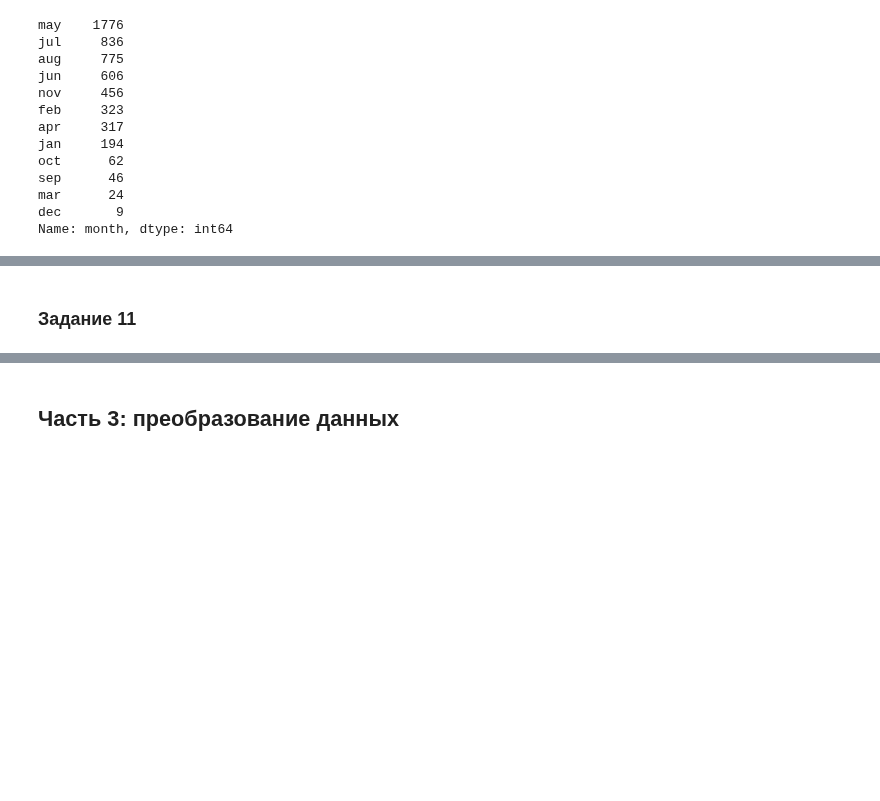
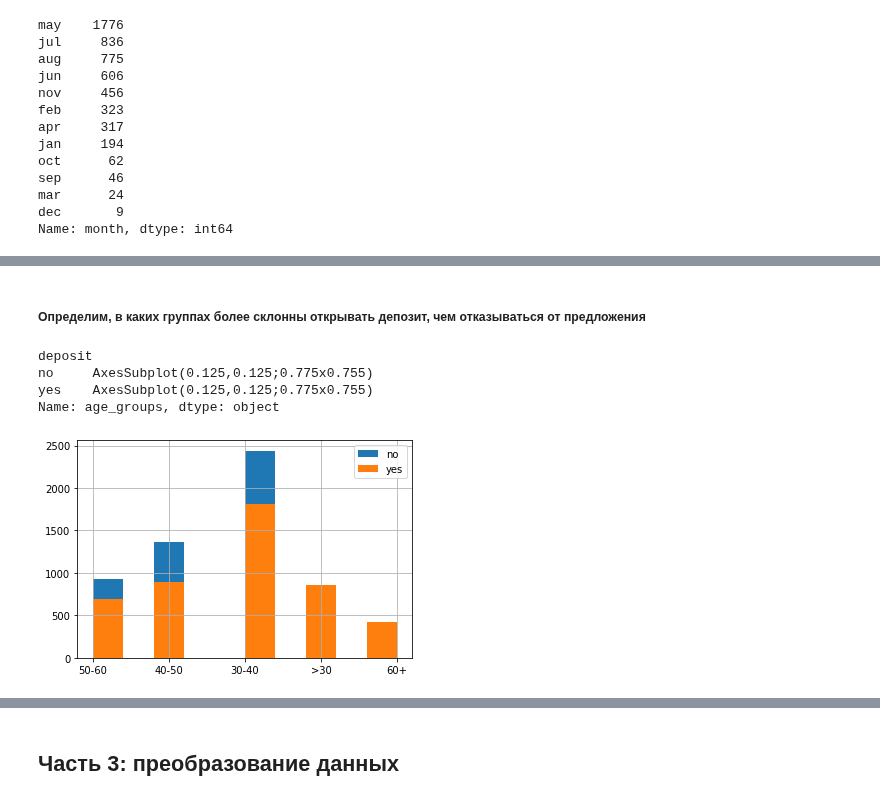
Before and after one commit to UdTatyana/SF-Data-Science, a Jupyter notebook: project_4/Project_4_ML.ipynb, the cells around one changed output, grey strips where cells are left out. Drawn from its saved outputs; the diff is of its cells as text; code cells hidden in the pictures; blank space fills up the shorter version.

```diff
--- a/project_4/Project_4_ML.ipynb
+++ b/project_4/Project_4_ML.ipynb
@@ -401,2 +374,0 @@ Name: month, dtype: int64
-# %% [markdown]
-### Задание 11
@@ -405,0 +375,26 @@ Name: month, dtype: int64
+# %% [markdown]
+##### Определим, в каких группах более склонны открывать депозит, чем отказываться от предложения
+# %%
+def get_age_group(age): # разобьем клиентов по возрастным группам
+    if age < 30:
+        return '>30'
+    elif 30 <= age <= 40:
+        return '30-40'
+    elif 40 < age <= 50:
+        return '40-50'
+    elif 50 < age <= 60:
+        return '50-60'
+    elif age > 60:
+        return '60+'
+
+data = pd.DataFrame()
+data['age_groups'] = df['age'].apply(get_age_group) # создадим новую переменную - принадлежность к группе
+data['deposit'] = df['deposit']
+
+data.groupby(['deposit'])['age_groups'].hist(legend=True)
+# %% [output]
+deposit
+no     AxesSubplot(0.125,0.125;0.775x0.755)
+yes    AxesSubplot(0.125,0.125;0.775x0.755)
+Name: age_groups, dtype: object
+[figure, added]
```
Also changed, not shown: parts of 111 cells of this notebook.
